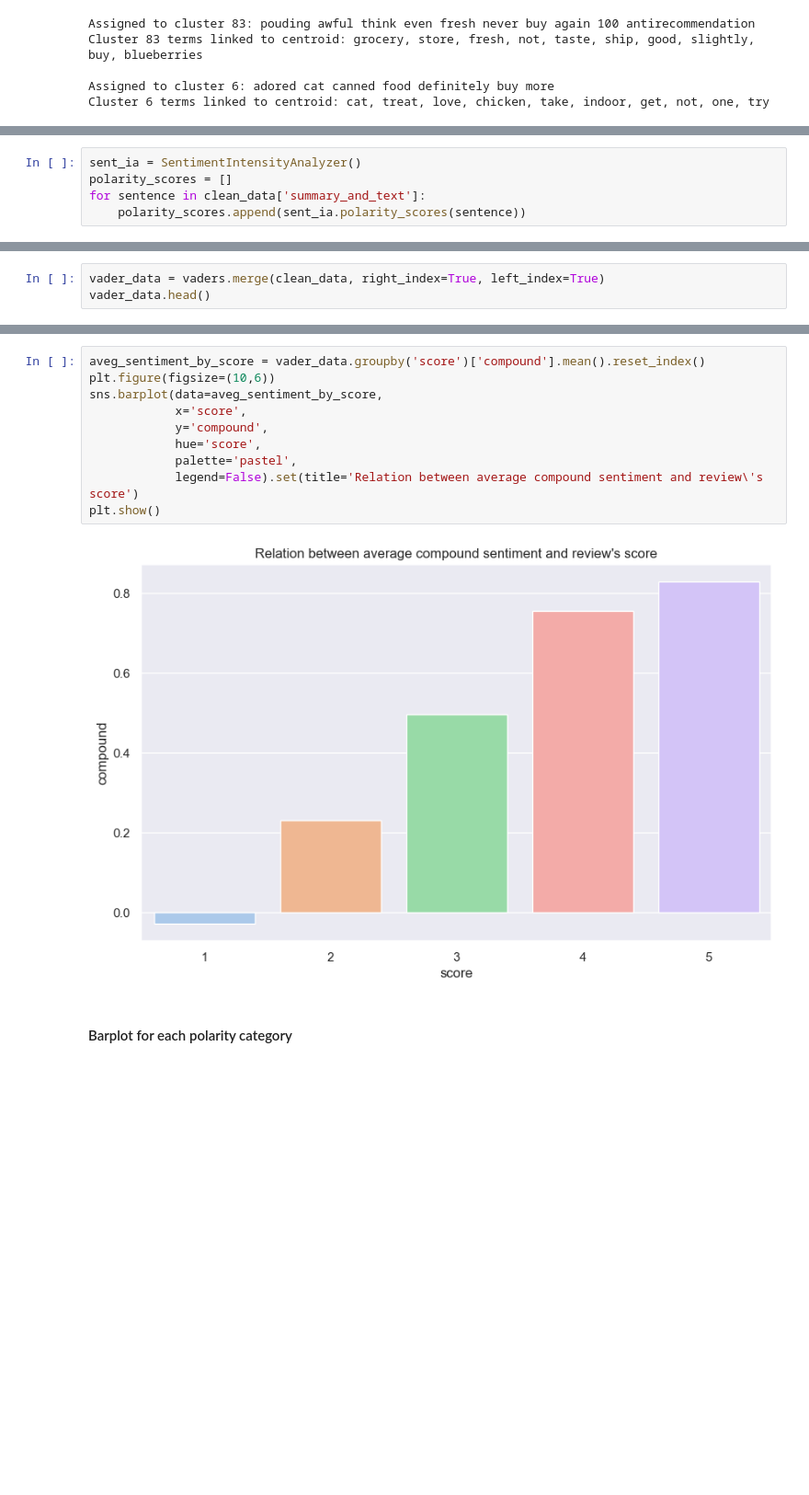
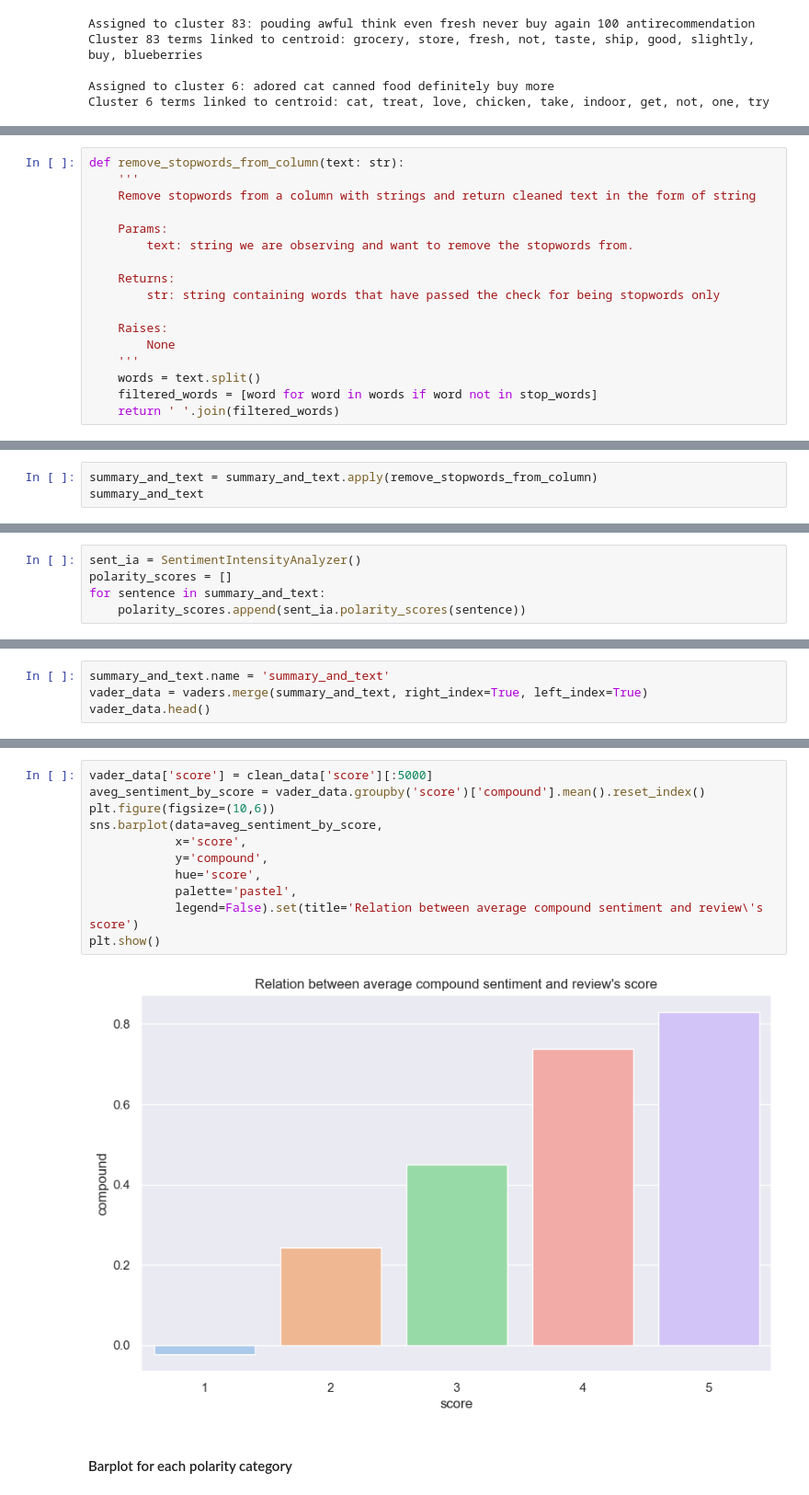
Before and after one commit to mverbytska/amazon-reviews-sentiment-analysis, a Jupyter notebook: myenv/amazon_sentiment_analysis.ipynb, the cells around one changed output, grey strips where cells are left out. Shown at 92% size. Cells and saved outputs as stored; diff of their text form; blank space fills up the shorter version.

```diff
--- a/myenv/amazon_sentiment_analysis.ipynb
+++ b/myenv/amazon_sentiment_analysis.ipynb
@@ -537,0 +551,17 @@ Name: summary_and_text, dtype: object
+# %%
+def remove_stopwords_from_column(text: str):
+    '''
+    Remove stopwords from a column with strings and return cleaned text in the form of string
+
+    Params:
+        text: string we are observing and want to remove the stopwords from.
+
+    Returns:
+        str: string containing words that have passed the check for being stopwords only
+
+    Raises:
+        None
+    '''
+    words = text.split()
+    filtered_words = [word for word in words if word not in stop_words]
+    return ' '.join(filtered_words)
@@ -537,0 +570,3 @@ Name: summary_and_text, dtype: object
+# %%
+summary_and_text = summary_and_text.apply(remove_stopwords_from_column)
+summary_and_text
@@ -538,7 +586,7 @@ Name: summary_and_text, dtype: object
 # %%
 sent_ia = SentimentIntensityAnalyzer()
 polarity_scores = []
-for sentence in clean_data['summary_and_text']:
+for sentence in summary_and_text:
     polarity_scores.append(sent_ia.polarity_scores(sentence))
 # %%
 print(clean_data['full_review'][1])
@@ -559,4 +614,5 @@ vaders.head()
 # %%
-vader_data = vaders.merge(clean_data, right_index=True, left_index=True)
+summary_and_text.name = 'summary_and_text'
+vader_data = vaders.merge(summary_and_text, right_index=True, left_index=True)
 vader_data.head()
 # %% [output]
@@ -574,15 +630,16 @@ plt.show()
 # %%
+vader_data['score'] = clean_data['score'][:5000]
 aveg_sentiment_by_score = vader_data.groupby('score')['compound'].mean().reset_index()
 plt.figure(figsize=(10,6))
 sns.barplot(data=aveg_sentiment_by_score,
             x='score',
             y='compound',
             hue='score',
             palette='pastel',
             legend=False).set(title='Relation between average compound sentiment and review\'s score')
 plt.show()
 # %% [output]
-[figure, old version]
+[figure, new version]
 # %% [markdown]
 #### Barplot for each polarity category
 # %%
```
Also changed, not shown: parts of 32 cells of this notebook.
